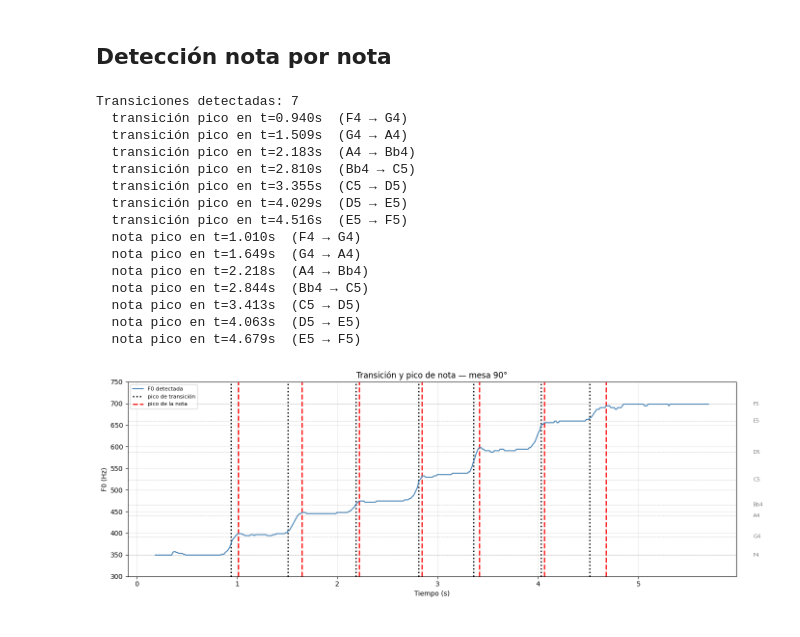
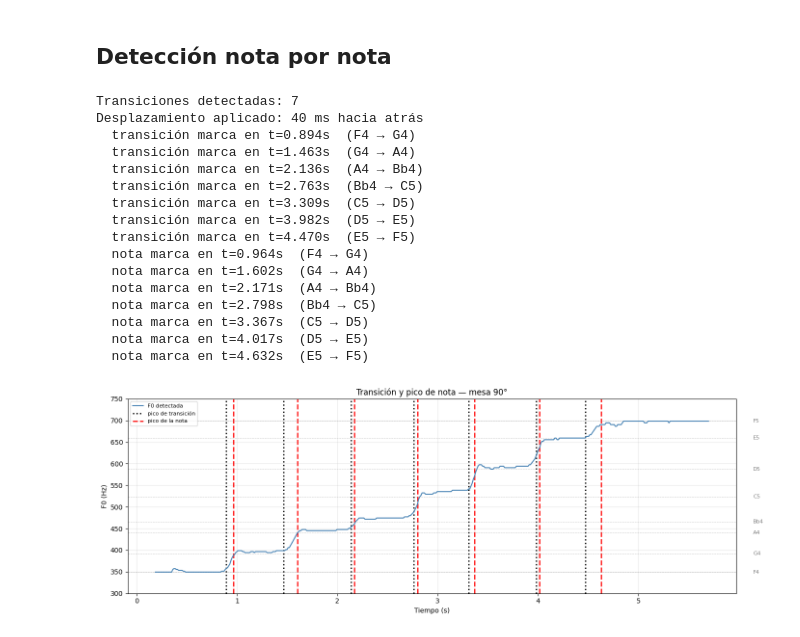
Before and after one commit to IMA-2026-CCLP/TP5-Polar-Plots, a Jupyter notebook: fundamental.ipynb, the cells around one changed output. Saved outputs shown, nothing was run; the diff lists cells and outputs as text; code cells hidden in the pictures.

Commit message:
detección del pico maximo mas desplazamiento en ms

```diff
--- a/fundamental.ipynb
+++ b/fundamental.ipynb
@@ -311,6 +311,7 @@ for fig_idx in range(n_figuras):
 # %%
 # ── Detectar transiciones para una sola referencia ────────────────────────────
 ANG_PRUEBA = 90   # ángulo de mesa a analizar
+UMBRAL_CONFIANZA = 0.8
 
 f0     = f0_refs[ANG_PRUEBA]
 prob   = prob_refs[ANG_PRUEBA]
@@ -387,6 +396,8 @@ NameError: name 'UMBRAL_CONFIANZA' is not defined
 # 2) pico de la nota dentro del intervalo
 
 # Derivada de la F0 en cents/frame (solo frames con voz y F0 válida)
+DESPLAZAMIENTO_MS = 40  # milisegundos hacia atrás desde el pico detectado
+
 derivada = np.zeros(len(f0), dtype=np.float64)
 for i in range(1, len(f0) - 1):
     if (voiced[i] and voiced[i - 1] and
@@ -420,11 +431,29 @@ for idx, nota_ant, nota_nue in transiciones:
     pico_frame = inicio + offset
     picos_nota.append((pico_frame, idx, nota_ant, nota_nue))
 
+
+def desplazar_hacia_atras(frame_idx, ms=DESPLAZAMIENTO_MS):
+    """Devuelve el frame más cercano a un tiempo ms antes del pico detectado."""
+    objetivo = max(0.0, tiempos[frame_idx] - ms / 1000.0)
+    idx = np.searchsorted(tiempos, objetivo, side='right') - 1
+    return max(0, int(idx))
+
+picos_transicion_desplazados = [
+    (desplazar_hacia_atras(pico_frame), idx, nota_ant, nota_nue)
+    for pico_frame, idx, nota_ant, nota_nue in picos_transicion
+]
+
+picos_nota_desplazados = [
+    (desplazar_hacia_atras(pico_frame), idx, nota_ant, nota_nue)
+    for pico_frame, idx, nota_ant, nota_nue in picos_nota
+]
+
 print(f"Transiciones detectadas: {len(transiciones)}")
-for pico_frame, idx, nota_ant, nota_nue in picos_transicion:
-    print(f"  transición pico en t={tiempos[pico_frame]:.3f}s  ({nota_ant} → {nota_nue})")
-for pico_frame, idx, nota_ant, nota_nue in picos_nota:
-    print(f"  nota pico en t={tiempos[pico_frame]:.3f}s  ({nota_ant} → {nota_nue})")
+print(f"Desplazamiento aplicado: {DESPLAZAMIENTO_MS} ms hacia atrás")
+for pico_frame, idx, nota_ant, nota_nue in picos_transicion_desplazados:
+    print(f"  transición marca en t={tiempos[pico_frame]:.3f}s  ({nota_ant} → {nota_nue})")
+for pico_frame, idx, nota_ant, nota_nue in picos_nota_desplazados:
+    print(f"  nota marca en t={tiempos[pico_frame]:.3f}s  ({nota_ant} → {nota_nue})")
 
 # ── Graficar F0 + dos líneas: una para la transición y otra para el pico de la nota ─
 fig, ax = plt.subplots(figsize=(14, 5))
@@ -434,50 +463,51 @@ f0_plot[~voiced] = np.nan
 ax.plot(tiempos, f0_plot, color='steelblue', linewidth=1.5,
         label='F0 detectada', zorder=3)
 
-# Marca de la transición (derivada)
-for pico_frame, idx, nota_ant, nota_nue in picos_transicion:
+# Marca de la transición (derivada) desplazada hacia atrás
+for pico_frame, idx, nota_ant, nota_nue in picos_transicion_desplazados:
     ax.axvline(tiempos[pico_frame], color='black', linewidth=2,
                linestyle=':', alpha=1, label='pico de transición')
 
-# Marca del pico de la nota dentro del intervalo
-for pico_frame, idx, nota_ant, nota_nue in picos_nota:
+# Marca del pico de la nota dentro del intervalo desplazada hacia atrás
+for pico_frame, idx, nota_ant, nota_nue in picos_nota_desplazados:
     ax.axvline(tiempos[pico_frame], color='red', linewidth=2,
                linestyle='--', alpha=0.9, label='pico de la nota')
 
 # Líneas de referencia de notas
 for nombre, freq in NOTAS.items():
     ax.axhline(freq, color='gray', linestyle='--', linewidth=0.7, alpha=0.4)
     ax.text(tiempos[-1] + 0.05, freq, nombre,
             fontsize=8, va='center', color='gray')
 
 handles, labels = ax.get_legend_handles_labels()
 vistos = {}
 for h, l in zip(handles, labels):
     if l not in vistos:
         vistos[l] = h
+
 ax.legend(vistos.values(), vistos.keys(), fontsize=8, loc='upper left')
-
 ax.set_xlabel('Tiempo (s)')
 ax.set_ylabel('F0 (Hz)')
 ax.set_title(f'Transición y pico de nota — mesa {ANG_PRUEBA}°')
 ax.set_ylim(300, 750)
 ax.grid(alpha=0.3)
 plt.tight_layout()
 plt.show()
 # %% [output]
 Transiciones detectadas: 7
-  transición pico en t=0.940s  (F4 → G4)
-  transición pico en t=1.509s  (G4 → A4)
-  transición pico en t=2.183s  (A4 → Bb4)
-  transición pico en t=2.810s  (Bb4 → C5)
-  transición pico en t=3.355s  (C5 → D5)
-  transición pico en t=4.029s  (D5 → E5)
-  transición pico en t=4.516s  (E5 → F5)
-  nota pico en t=1.010s  (F4 → G4)
-  nota pico en t=1.649s  (G4 → A4)
-  nota pico en t=2.218s  (A4 → Bb4)
-  nota pico en t=2.844s  (Bb4 → C5)
-  nota pico en t=3.413s  (C5 → D5)
-  nota pico en t=4.063s  (D5 → E5)
-  nota pico en t=4.679s  (E5 → F5)
+Desplazamiento aplicado: 40 ms hacia atrás
+  transición marca en t=0.894s  (F4 → G4)
+  transición marca en t=1.463s  (G4 → A4)
+  transición marca en t=2.136s  (A4 → Bb4)
+  transición marca en t=2.763s  (Bb4 → C5)
+  transición marca en t=3.309s  (C5 → D5)
+  transición marca en t=3.982s  (D5 → E5)
+  transición marca en t=4.470s  (E5 → F5)
+  nota marca en t=0.964s  (F4 → G4)
+  nota marca en t=1.602s  (G4 → A4)
+  nota marca en t=2.171s  (A4 → Bb4)
+  nota marca en t=2.798s  (Bb4 → C5)
+  nota marca en t=3.367s  (C5 → D5)
+  nota marca en t=4.017s  (D5 → E5)
+  nota marca en t=4.632s  (E5 → F5)
-[figure, old version]
+[figure, new version]
```
Also changed, not shown: parts of 1 cell of this notebook.
